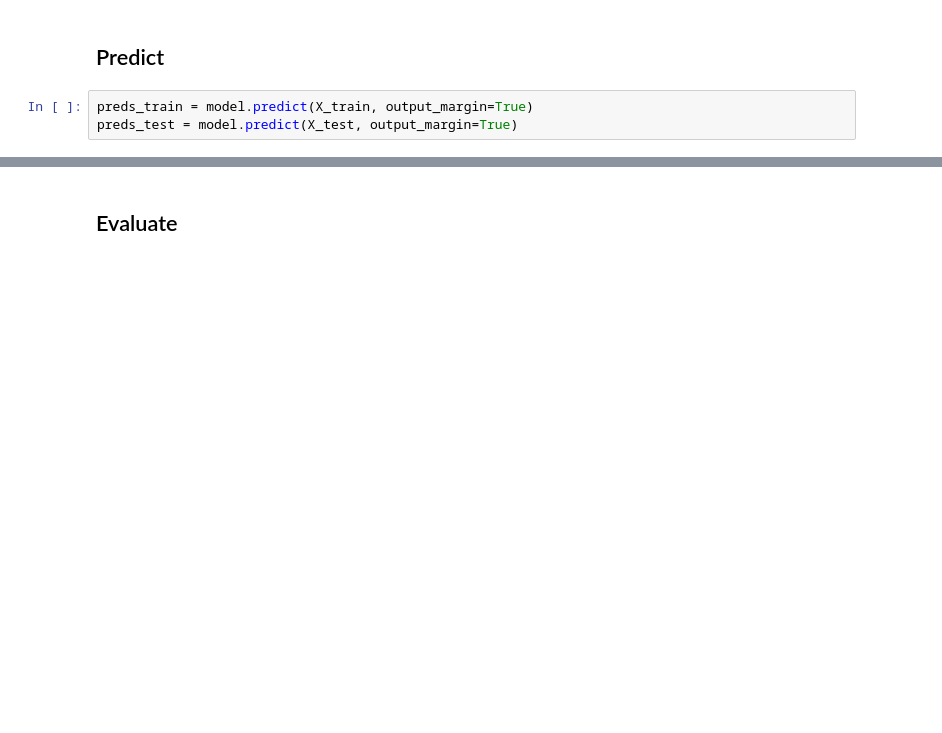
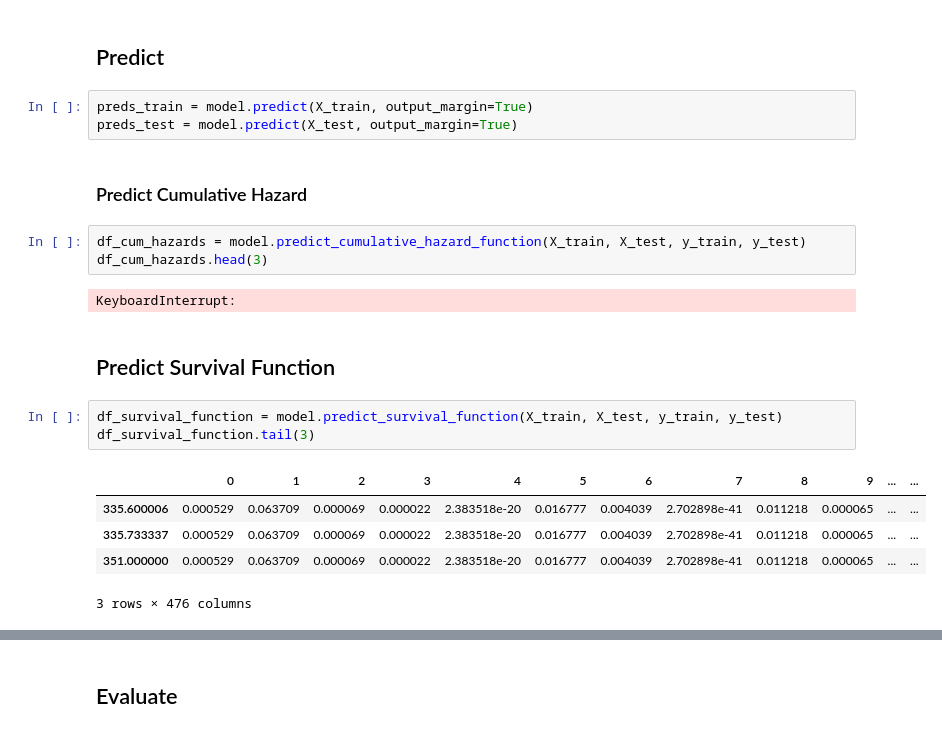
Before and after one commit to jatlantic/xgbsurv, a Jupyter notebook: examples/xgbsurv_aft.ipynb, the cells around one changed output, grey strips where cells are left out. Cells and saved outputs as stored; diff of their text form; blank space fills up the shorter version.

```diff
--- a/examples/xgbsurv_aft.ipynb
+++ b/examples/xgbsurv_aft.ipynb
@@ -83,3 +93,21 @@ The model can be saved like below. Note that objective and eval_metric are not s
 # %%
 preds_train = model.predict(X_train, output_margin=True)
 preds_test = model.predict(X_test, output_margin=True)
+# %% [markdown]
+### Predict Cumulative Hazard
+# %%
+df_cum_hazards = model.predict_cumulative_hazard_function(X_train, X_test, y_train, y_test)
+df_cum_hazards.head(3)
+# %% [output]
+KeyboardInterrupt:
+# %% [markdown]
+## Predict Survival Function
+# %%
+df_survival_function = model.predict_survival_function(X_train, X_test, y_train, y_test)
+df_survival_function.tail(3)
+# %% [output]
+|  | 0 | 1 | 2 | 3 | 4 | 5 | 6 | 7 | 8 | 9 | ... | ... |
+| 335.600006 | 0.000529 | 0.063709 | 0.000069 | 0.000022 | 2.383518e-20 | 0.016777 | 0.004039 | 2.702898e-41 | 0.011218 | 0.000065 | ... | ... |
+| 335.733337 | 0.000529 | 0.063709 | 0.000069 | 0.000022 | 2.383518e-20 | 0.016777 | 0.004039 | 2.702898e-41 | 0.011218 | 0.000065 | ... | ... |
+| 351.000000 | 0.000529 | 0.063709 | 0.000069 | 0.000022 | 2.383518e-20 | 0.016777 | 0.004039 | 2.702898e-41 | 0.011218 | 0.000065 | ... | ... |
+3 rows × 476 columns
```
Also changed, not shown: parts of 20 cells of this notebook, 15 other files.
